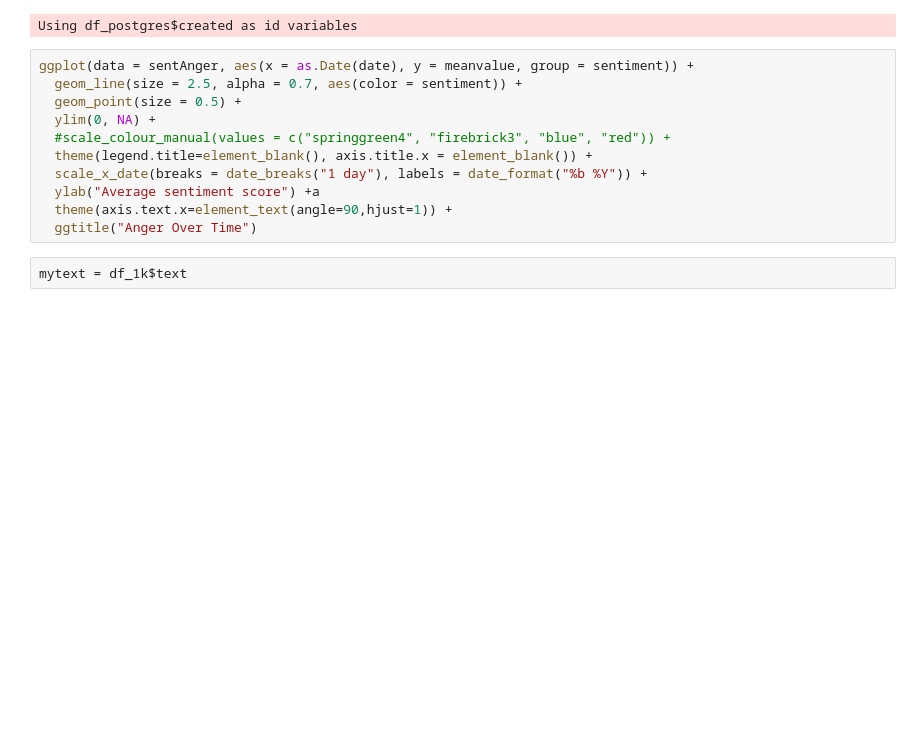
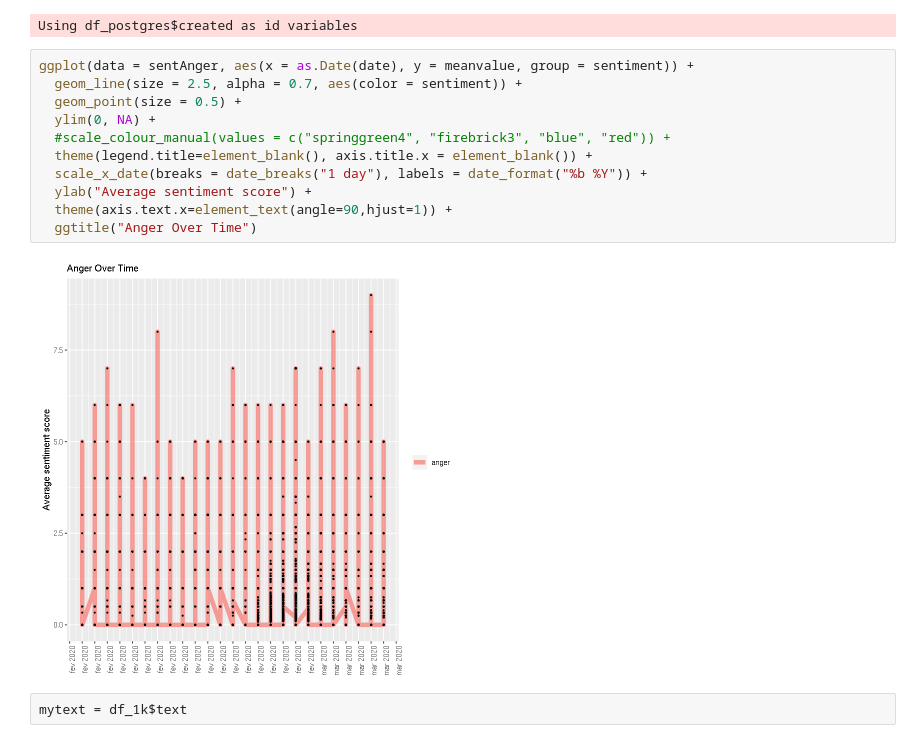
Before and after one commit to mtarcinalli/twitter-covid, a Jupyter notebook: 01_analise_R.ipynb, the cells around one changed output. Cells and saved outputs as stored; diff of their text form; blank space fills up the shorter version.

```diff
--- a/01_analise_R.ipynb
+++ b/01_analise_R.ipynb
@@ -242,14 +214,16 @@ Using df_postgres$created as id variables
 # %%
 ggplot(data = sentAnger, aes(x = as.Date(date), y = meanvalue, group = sentiment)) +
   geom_line(size = 2.5, alpha = 0.7, aes(color = sentiment)) +
   geom_point(size = 0.5) +
   ylim(0, NA) +
   #scale_colour_manual(values = c("springgreen4", "firebrick3", "blue", "red")) +
   theme(legend.title=element_blank(), axis.title.x = element_blank()) +
   scale_x_date(breaks = date_breaks("1 day"), labels = date_format("%b %Y")) +
-  ylab("Average sentiment score") +a
+  ylab("Average sentiment score") +
   theme(axis.text.x=element_text(angle=90,hjust=1)) +
   ggtitle("Anger Over Time")
+# %% [output]
+[figure, added]
 # %%
 mytext = df_1k$text
 # %%
```
Also changed, not shown: parts of 9 cells of this notebook, 2 other files.
